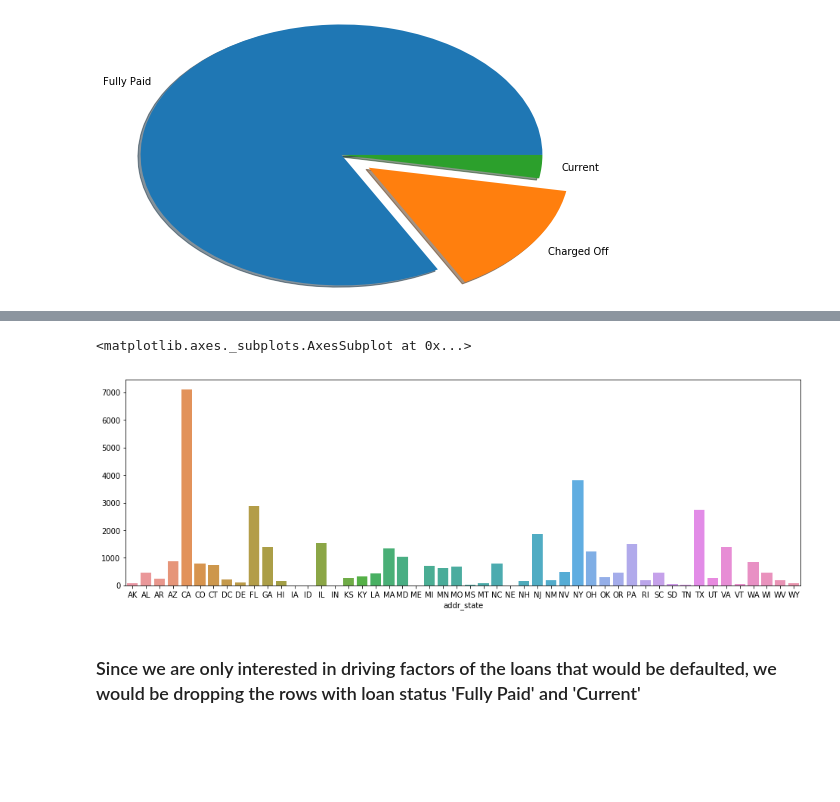
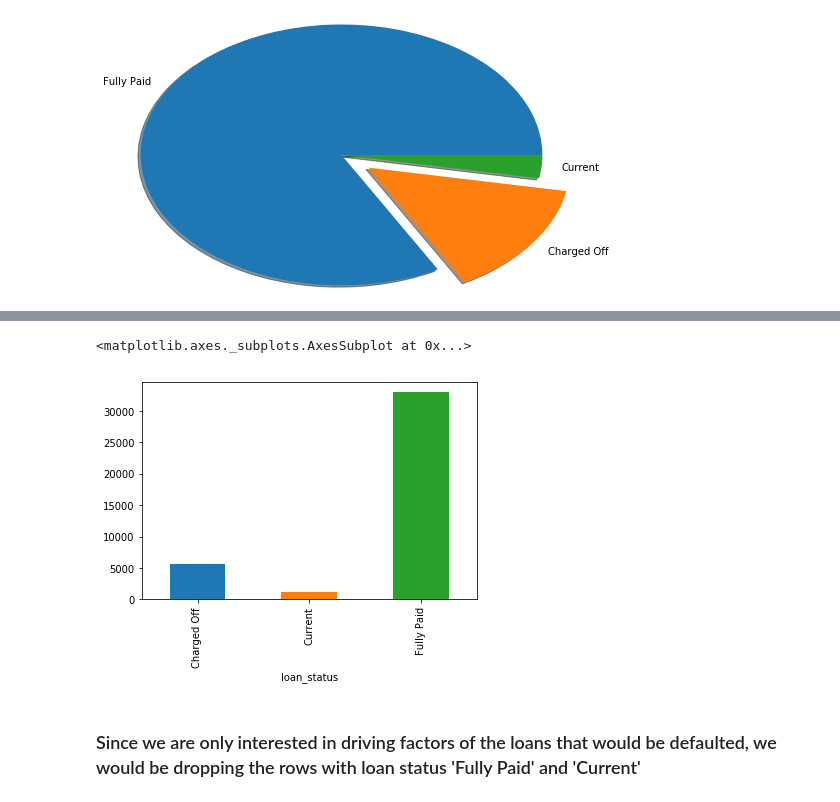
Before and after one commit to sheshanth123/Lending-Loan-Case-Study, a Jupyter notebook: Lending_club.ipynb, the cells around one changed output, grey strips where cells are left out. Cells and saved outputs as stored; diff of their text form; code cells hidden in the pictures; blank space fills up the shorter version.

```diff
--- a/Lending_club.ipynb
+++ b/Lending_club.ipynb
@@ -99,3 +123,6 @@ Index(['id', 'member_id', 'loan_amnt', 'funded_amnt', 'funded_amnt_inv',
+# %%
+#since all of them have payment plan set as 'n' we can remove this column altogether
+loan_df.drop(columns='pymnt_plan', inplace=True)
 # %% [markdown]
 ##### First we need to understand which of the columns needs to be retained
 # %%
@@ -244,12 +263,8 @@ sns.barplot(x='loan_status', y='count', data=temp)
-# %%
-# Loans issued by state
-temp['count'] = loan_df.groupby(loan_df['addr_state']).size()
-temp['state'] = loan_df.groupby(loan_df['addr_state']).size().index
-plt.subplots(1, 1, figsize=(16,5))
-sns.barplot(x='state', y='count', data=temp)
-# %% [output]
-<matplotlib.axes._subplots.AxesSubplot at 0x...>
-[figure, removed]
+# %%
+loan_df.groupby(by='loan_status').size().plot(kind='bar')
+# %% [output]
+<matplotlib.axes._subplots.AxesSubplot at 0x...>
+[figure, added]
 # %% [markdown]
 ### Since we are only interested in driving factors of the loans that would be defaulted, we would be dropping the rows with loan status 'Fully Paid' and 'Current'
 # %%
```
Also changed, not shown: parts of 34 cells of this notebook.
